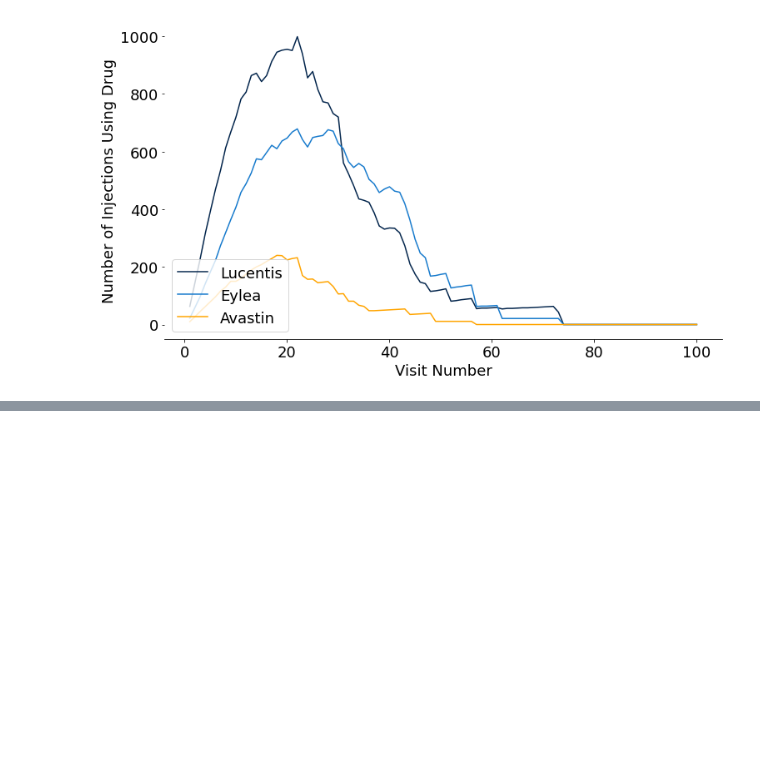
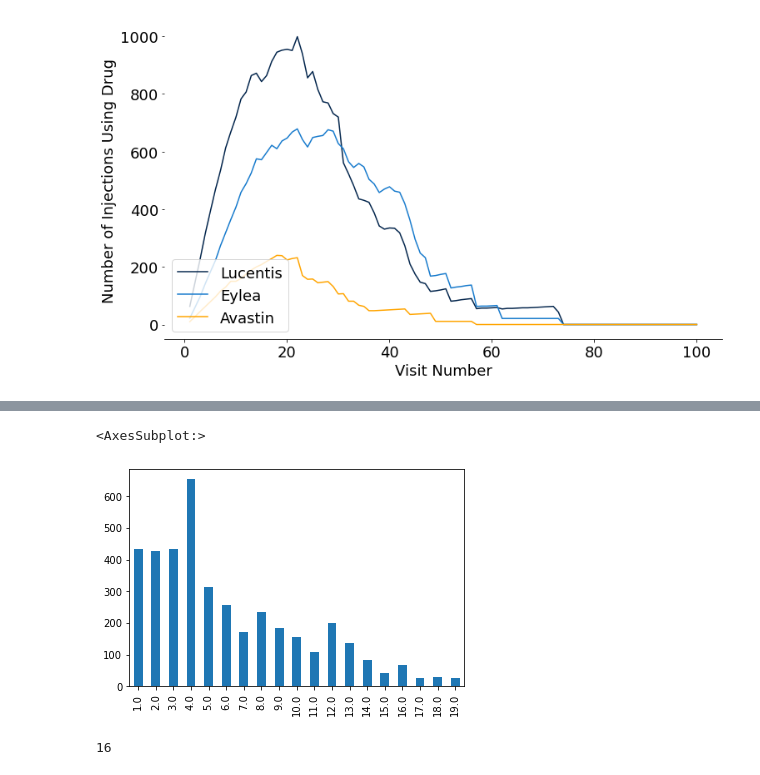
Before and after one commit to charlieoneill23/charliemacuject, a Jupyter notebook: pharma_reports/nAMD/DoctorAudit.ipynb, the cells around one changed output, grey strips where cells are left out. Drawn from its saved outputs; the diff is of its cells as text; code cells hidden in the pictures; blank space fills up the shorter version.

```diff
--- a/pharma_reports/nAMD/DoctorAudit.ipynb
+++ b/pharma_reports/nAMD/DoctorAudit.ipynb
@@ -1143,0 +1279,5 @@ len(df.id.unique())
+# %%
+df['Interval'].value_counts().sort_index().plot(kind='bar')
+# %% [output]
+<AxesSubplot:>
+[figure, added]
@@ -1143,0 +1294,4 @@ len(df.id.unique())
+# %%
+len(mult.NextInt.value_counts().sort_index().to_list())
+# %% [output]
+16
```
Also changed, not shown: parts of 29 cells of this notebook, 14 other files.
